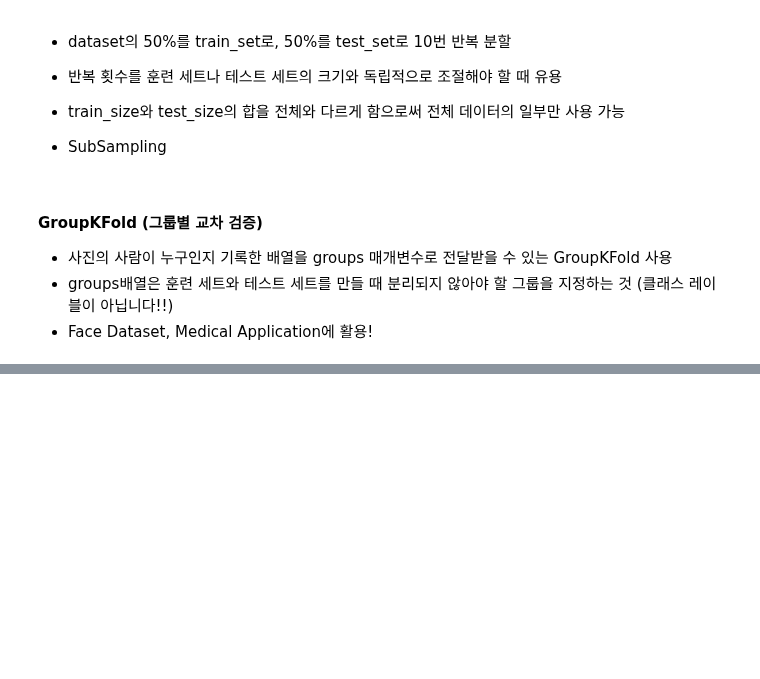
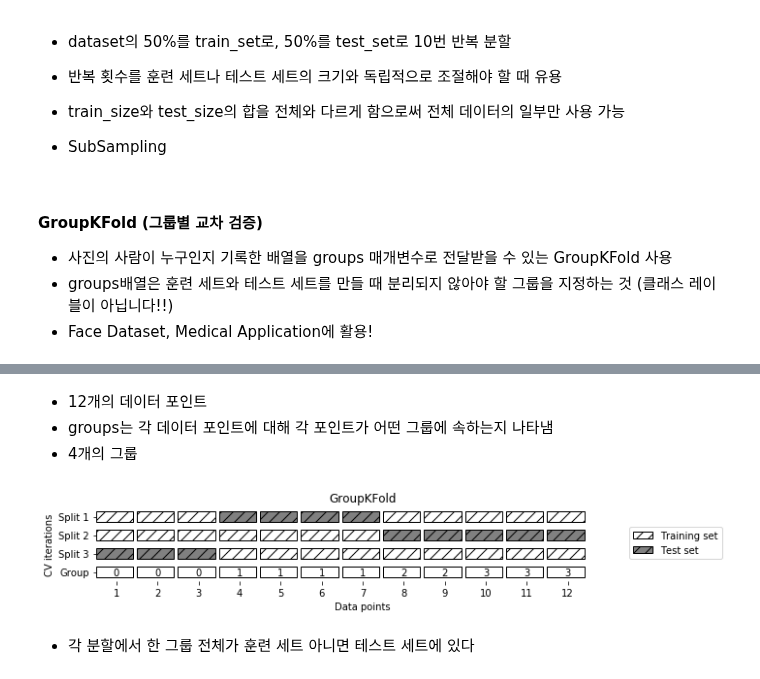
Before and after one commit to JMmmmuu/ML, a Jupyter notebook: IntroToMLwithPython/5_ModelEvaluation_n_Improvement.ipynb, the cells around one changed output, grey strips where cells are left out. Drawn from its saved outputs; the diff is of its cells as text; code cells hidden in the pictures; blank space fills up the shorter version.

Commit message:
Cross Validation- GroupKFold

```diff
--- a/IntroToMLwithPython/5_ModelEvaluation_n_Improvement.ipynb
+++ b/IntroToMLwithPython/5_ModelEvaluation_n_Improvement.ipynb
@@ -200,0 +202,10 @@ NameError: name 'scofres' is not defined
+# %% [markdown]
+* 12개의 데이터 포인트
+* groups는 각 데이터 포인트에 대해 각 포인트가 어떤 그룹에 속하는지 나타냄
+* 4개의 그룹
+# %%
+mglearn.plots.plot_group_kfold()
+# %% [output]
+[figure, added]
+# %% [markdown]
+* 각 분할에서 한 그룹 전체가 훈련 세트 아니면 테스트 세트에 있다
```
Also changed, not shown: parts of 1 cell of this notebook.
